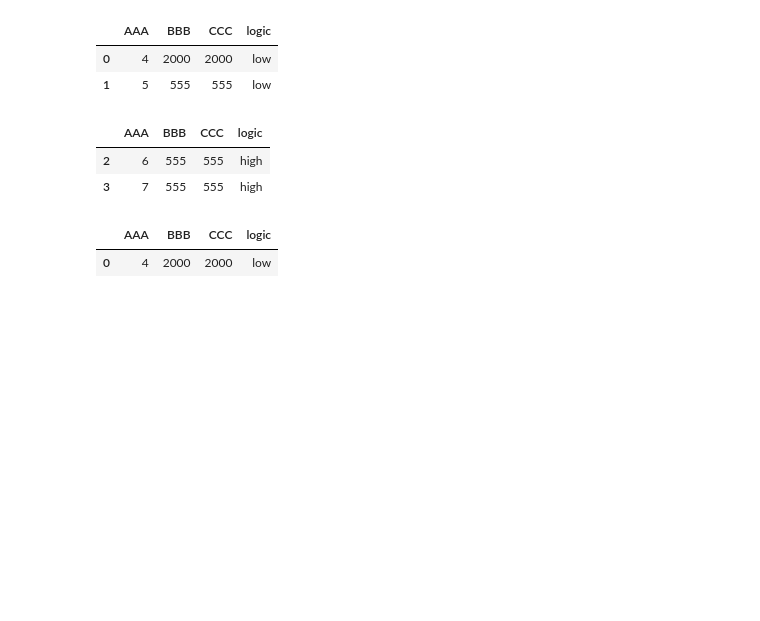
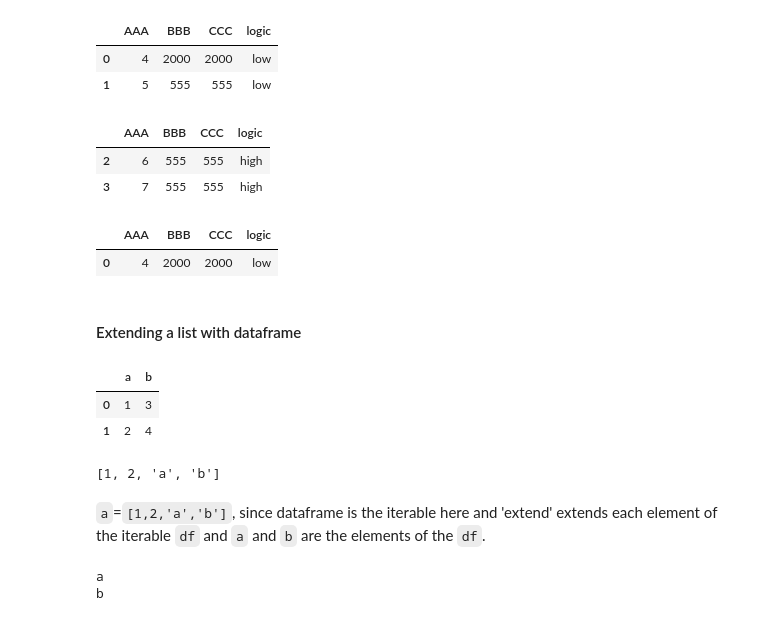
Before and after one commit to mayankkaizen/jupyter-notebooks, a Jupyter notebook: My_Pandas.ipynb, the cells around one changed output. Drawn from its saved outputs; the diff is of its cells as text; code cells hidden in the pictures; blank space fills up the shorter version.

```diff
--- a/My_Pandas.ipynb
+++ b/My_Pandas.ipynb
@@ -1907,3 +1907,28 @@ df1
 # %% [output]
 |  | AAA | BBB | CCC | logic |
 | 0 | 4 | 2000 | 2000 | low |
+# %% [markdown]
+#### Extending  a list with dataframe
+# %%
+import pandas as pd
+
+a = [1,2]
+df = pd.DataFrame({'a':[1,2],'b':[3,4]})
+df
+# %% [output]
+|  | a | b |
+| 0 | 1 | 3 |
+| 1 | 2 | 4 |
+# %%
+a.extend(df)
+a
+# %% [output]
+[1, 2, 'a', 'b']
+# %% [markdown]
+`a`=`[1,2,'a','b']`, since dataframe is the iterable here and 'extend' extends each element of the iterable `df` and `a` and `b` are the elements of the `df`.
+# %%
+for i in df:
+    print(i)
+# %% [output]
+a
+b
```
Also changed, not shown: parts of 4 cells of this notebook, 3 other files.
